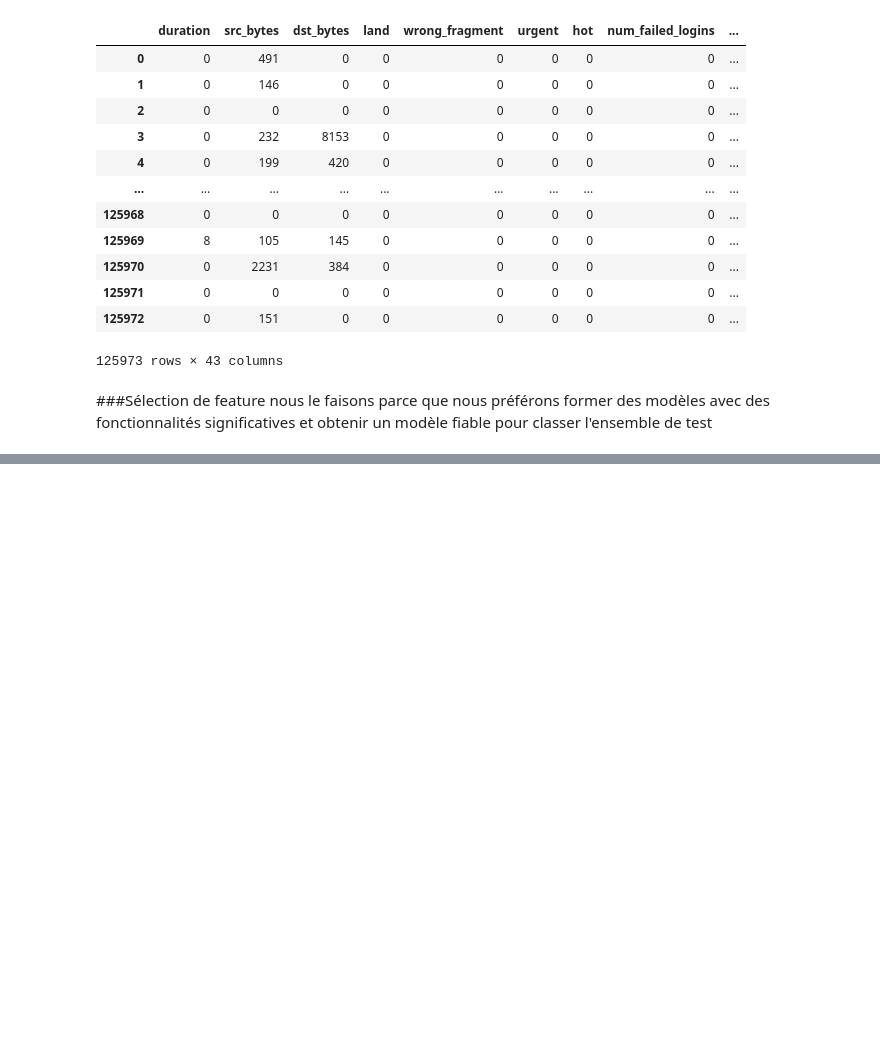
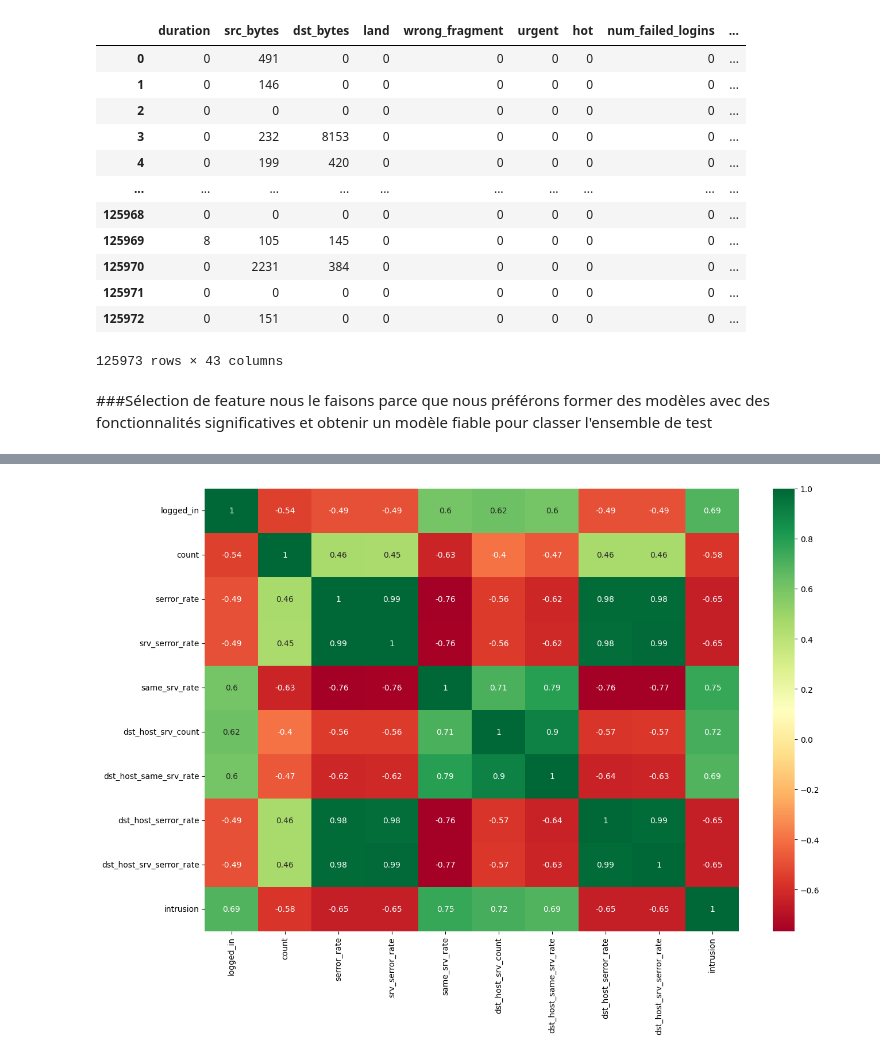
Before and after one commit to oubaidasonde/network-intrusion-detection-byTensorflow-, a Jupyter notebook: notebook/Intrusion.ipynb, the cells around one changed output, grey strips where cells are left out. Saved outputs shown, nothing was run; the diff lists cells and outputs as text; code cells hidden in the pictures; blank space fills up the shorter version.

```diff
--- a/notebook/Intrusion.ipynb
+++ b/notebook/Intrusion.ipynb
@@ -633,0 +683,6 @@ nous le faisons parce que nous préférons former des modèles avec des fonction
+# %%
+# trouver les attributs qui ont plus de 0,5 corrélation avec l'attribut d'attaque encodée label
+corr= numeric_bin_data.corr()
+corr_y = abs(corr['intrusion'])
+highest_corr = corr_y[corr_y >0.5]
+highest_corr.sort_values(ascending=True)
@@ -633,0 +703,5 @@ nous le faisons parce que nous préférons former des modèles avec des fonction
+# %%
+plt.figure(figsize=(15,10))
+g=sns.heatmap(bin_data[highest_corr.index].corr(),annot=True,cmap="RdYlGn")
+# %% [output]
+[figure, added]
```
Also changed, not shown: parts of 96 cells of this notebook, 8 other files.
